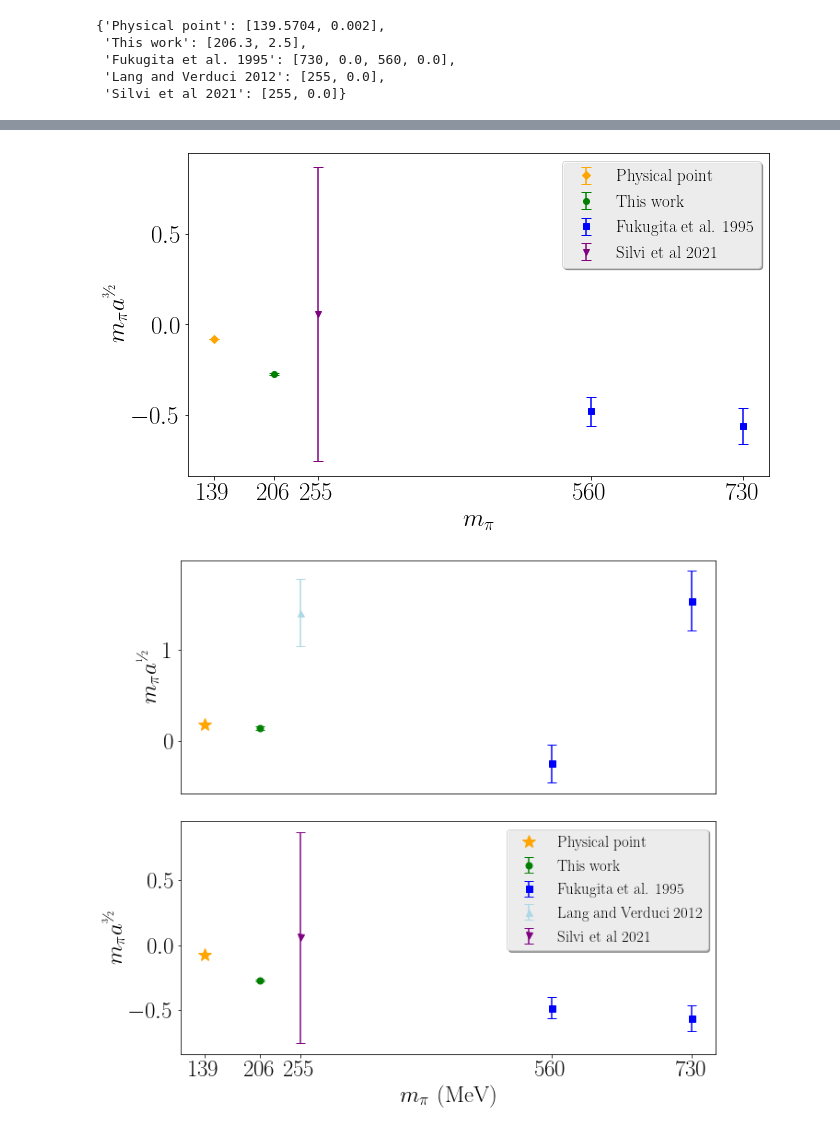
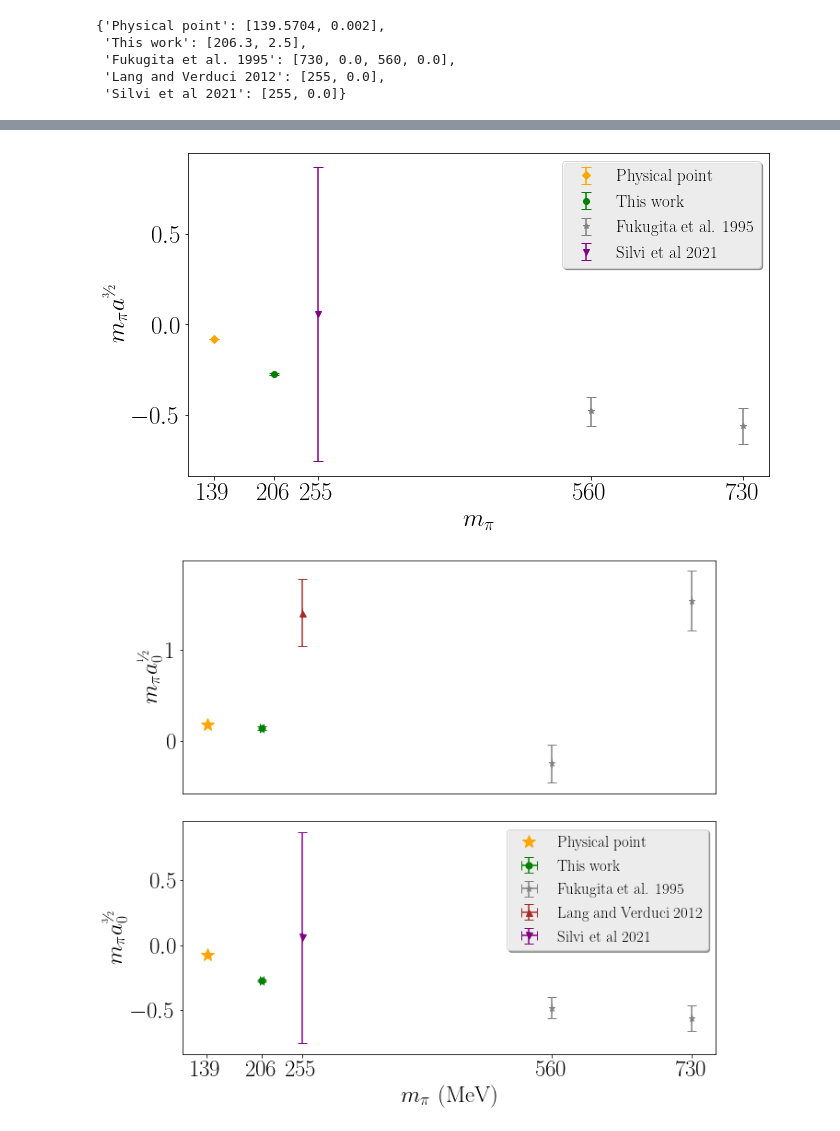
Before and after one commit to xinucode/sigmond_python_plots, a Jupyter notebook: scat_length/scat_lengh_plot-basic.ipynb, the cells around one changed output, grey strips where cells are left out. Cells and saved outputs as stored; diff of their text form; code cells hidden in the pictures.

Commit message:
updated plots

```diff
--- a/scat_length/scat_lengh_plot-basic.ipynb
+++ b/scat_length/scat_lengh_plot-basic.ipynb
@@ -49,7 +49,7 @@ mpi_fpis[label] = [5.03468781, 0.0, 4.4026, 0.0]
 mus[label] = [0.5080/1.080,0.0,0.3663/0.926,0.0]
 mpia12[label] = [1.54,0.33,-0.25,0.21]
 mpia32[label] = [-0.56,0.10,-0.48,0.08]
-setting_index[label] = 1
+setting_index[label] = 5
 
 label = "Lang and Verduci 2012" #https://arxiv.org/abs/1212.5055
 mpis[label] = [255, 0.0]
@@ -149,7 +149,7 @@ plt.ylabel(r"$m_\pi a^{\textup{\sfrac{3}{2}}}$") #,rotation="horizontal")
 plt.tight_layout()
 plt.savefig("mpi32a.pdf")
 # %% [output]
-[figure, old version]
+[figure, new version]
 # %%
 f = plt.figure()
 f.set_figwidth(10)
@@ -171,47 +171,47 @@ for key in mpis.keys():
             if not i:
                 this_label = key
                 if mpia12[key][i+1]:
-                    all_handles[key] = plt.errorbar(x=mpis[key][i],y=mpia12[key][i],yerr=mpia12[key][i+1],color=settings.colors[setting_index[key]], marker=this_marker, linewidth=0.0, label=this_label, elinewidth=1.5,capsize=5,markersize=this_marker_size)
+                    all_handles[key] = plt.errorbar(x=mpis[key][i],y=mpia12[key][i],xerr=mpis[key][i+1],yerr=mpia12[key][i+1],color=settings.colors[setting_index[key]], marker=this_marker, linewidth=0.0, label=this_label, elinewidth=1.5,capsize=5,markersize=this_marker_size)
                 else:
                     all_handles[key], = plt.plot(mpis[key][i],mpia12[key][i],color=settings.colors[setting_index[key]], marker=this_marker, linewidth=0.0, label=this_label,markersize=this_marker_size)
             else:
                 if mpia12[key][i+1]:
-                    plt.errorbar(x=mpis[key][i],y=mpia12[key][i],yerr=mpia12[key][i+1],color=settings.colors[setting_index[key]], marker=this_marker, linewidth=0.0, label=this_label, elinewidth=1.5,capsize=5,markersize=this_marker_size)
+                    plt.errorbar(x=mpis[key][i],y=mpia12[key][i],xerr=mpis[key][i+1],yerr=mpia12[key][i+1],color=settings.colors[setting_index[key]], marker=this_marker, linewidth=0.0, label=this_label, elinewidth=1.5,capsize=5,markersize=this_marker_size)
                 else:
                     plt.plot(mpis[key][i],mpia12[key][i],color=settings.colors[setting_index[key]], marker=this_marker, linewidth=0.0, label=this_label,markersize=this_marker_size)
 
 plt.xticks([])
-plt.ylabel(r"$m_\pi a^{\textup{\sfrac{1}{2}}}$") #,rotation="horizontal")
+plt.ylabel(r"$m_\pi a^{\textup{\sfrac{1}{2}}}_0$") #,rotation="horizontal")
 
 plt.subplot(2, 1, 2)
 
 for key in mpis.keys():
     if key in mpia32.keys():
         for i in range(0,len(mpis[key]),2):
             this_marker = settings.markers[setting_index[key]]
             this_marker_size = 7
             if key=="Physical point":
                 this_marker = '*'
                 this_marker_size = 15
 
             this_label = None
             if not i:
                 this_label = key
                 if mpia32[key][i+1]:
-                    all_handles[key] = plt.errorbar(x=mpis[key][i],y=mpia32[key][i],yerr=mpia32[key][i+1],color=settings.colors[setting_index[key]], marker=this_marker, linewidth=0.0, label=this_label, elinewidth=1.5,capsize=5,markersize=this_marker_size)
+                    all_handles[key] = plt.errorbar(x=mpis[key][i],y=mpia32[key][i],xerr=mpis[key][i+1],yerr=mpia32[key][i+1],color=settings.colors[setting_index[key]], marker=this_marker, linewidth=0.0, label=this_label, elinewidth=1.5,capsize=5,markersize=this_marker_size)
                 else:
                     all_handles[key], = plt.plot(mpis[key][i],mpia32[key][i],color=settings.colors[setting_index[key]], marker=this_marker, linewidth=0.0, label=this_label,markersize=this_marker_size)
             else:
                 if mpia32[key][i+1]:
-                    plt.errorbar(x=mpis[key][i],y=mpia32[key][i],yerr=mpia32[key][i+1],color=settings.colors[setting_index[key]], marker=this_marker, linewidth=0.0, label=this_label, elinewidth=1.5,capsize=5,markersize=this_marker_size)
+                    plt.errorbar(x=mpis[key][i],y=mpia32[key][i],xerr=mpis[key][i+1],yerr=mpia32[key][i+1],color=settings.colors[setting_index[key]], marker=this_marker, linewidth=0.0, label=this_label, elinewidth=1.5,capsize=5,markersize=this_marker_size)
                 else:
                     plt.plot(mpis[key][i],mpia32[key][i],color=settings.colors[setting_index[key]], marker=this_marker, linewidth=0.0, label=this_label,markersize=this_marker_size)
 
 plt.legend(handles=all_handles.values())
-plt.ylabel(r"$m_\pi a^{\textup{\sfrac{3}{2}}}$") #,rotation="horizontal")
+plt.ylabel(r"$m_\pi a^{\textup{\sfrac{3}{2}}}_0$") #,rotation="horizontal")
 plt.xticks(ticks=list(set(mpislist)))
 plt.xlabel(r"$m_\pi$ (MeV)")
 plt.tight_layout()
 plt.savefig("scat_lengths.pdf")
 # %% [output]
-[figure, old version]
+[figure, new version]
```
Also changed, not shown: parts of 1 cell of this notebook.
